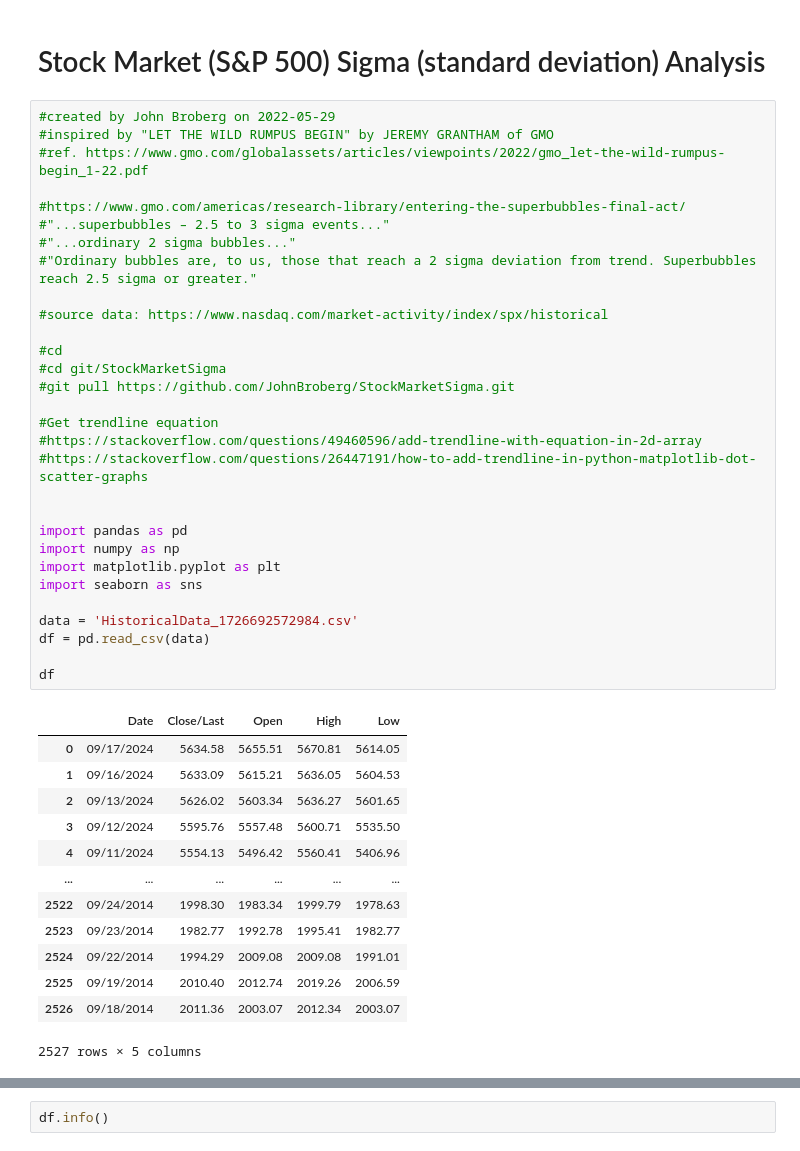
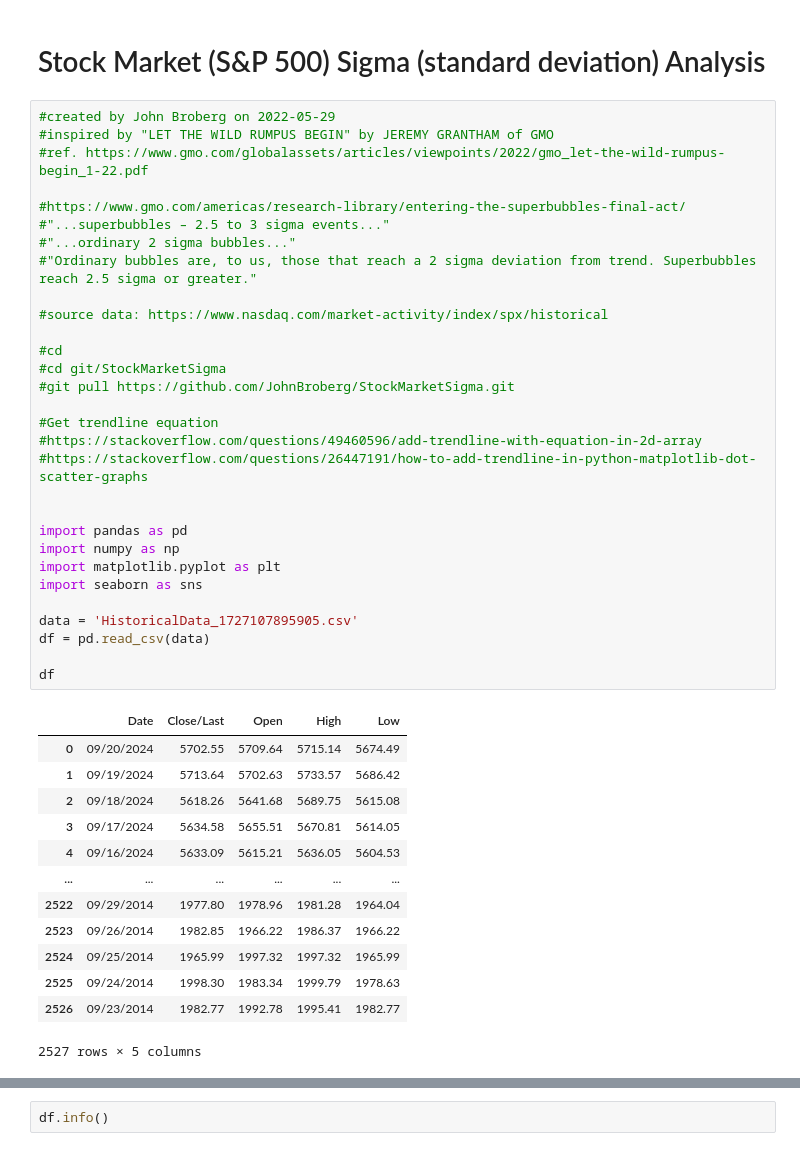
Before and after one commit to JohnBroberg/StockMarketSigma, a Jupyter notebook: StockMarketSigma.ipynb, the cells around one changed output, grey strips where cells are left out. Drawn from its saved outputs; the diff is of its cells as text.

```diff
--- a/StockMarketSigma.ipynb
+++ b/StockMarketSigma.ipynb
@@ -4,45 +4,45 @@
 #created by John Broberg on 2022-05-29
 #inspired by "LET THE WILD RUMPUS BEGIN" by JEREMY GRANTHAM of GMO
 #ref. https://www.gmo.com/globalassets/articles/viewpoints/2022/gmo_let-the-wild-rumpus-begin_1-22.pdf
 
 #https://www.gmo.com/americas/research-library/entering-the-superbubbles-final-act/
 #"...superbubbles – 2.5 to 3 sigma events..."
 #"...ordinary 2 sigma bubbles..."
 #"Ordinary bubbles are, to us, those that reach a 2 sigma deviation from trend. Superbubbles reach 2.5 sigma or greater."
 
 #source data: https://www.nasdaq.com/market-activity/index/spx/historical
 
 #cd
 #cd git/StockMarketSigma
 #git pull https://github.com/JohnBroberg/StockMarketSigma.git
 
 #Get trendline equation
 #https://stackoverflow.com/questions/49460596/add-trendline-with-equation-in-2d-array
 #https://stackoverflow.com/questions/26447191/how-to-add-trendline-in-python-matplotlib-dot-scatter-graphs
 
 
 import pandas as pd
 import numpy as np
 import matplotlib.pyplot as plt
 import seaborn as sns
 
-data = 'HistoricalData_1726692572984.csv'
+data = 'HistoricalData_1727107895905.csv'
 df = pd.read_csv(data)
 
 df
 # %% [output]
 |  | Date | Close/Last | Open | High | Low |
-| 0 | 09/17/2024 | 5634.58 | 5655.51 | 5670.81 | 5614.05 |
-| 1 | 09/16/2024 | 5633.09 | 5615.21 | 5636.05 | 5604.53 |
-| 2 | 09/13/2024 | 5626.02 | 5603.34 | 5636.27 | 5601.65 |
-| 3 | 09/12/2024 | 5595.76 | 5557.48 | 5600.71 | 5535.50 |
-| 4 | 09/11/2024 | 5554.13 | 5496.42 | 5560.41 | 5406.96 |
+| 0 | 09/20/2024 | 5702.55 | 5709.64 | 5715.14 | 5674.49 |
+| 1 | 09/19/2024 | 5713.64 | 5702.63 | 5733.57 | 5686.42 |
+| 2 | 09/18/2024 | 5618.26 | 5641.68 | 5689.75 | 5615.08 |
+| 3 | 09/17/2024 | 5634.58 | 5655.51 | 5670.81 | 5614.05 |
+| 4 | 09/16/2024 | 5633.09 | 5615.21 | 5636.05 | 5604.53 |
 | ... | ... | ... | ... | ... | ... |
-| 2522 | 09/24/2014 | 1998.30 | 1983.34 | 1999.79 | 1978.63 |
-| 2523 | 09/23/2014 | 1982.77 | 1992.78 | 1995.41 | 1982.77 |
-| 2524 | 09/22/2014 | 1994.29 | 2009.08 | 2009.08 | 1991.01 |
-| 2525 | 09/19/2014 | 2010.40 | 2012.74 | 2019.26 | 2006.59 |
-| 2526 | 09/18/2014 | 2011.36 | 2003.07 | 2012.34 | 2003.07 |
+| 2522 | 09/29/2014 | 1977.80 | 1978.96 | 1981.28 | 1964.04 |
+| 2523 | 09/26/2014 | 1982.85 | 1966.22 | 1986.37 | 1966.22 |
+| 2524 | 09/25/2014 | 1965.99 | 1997.32 | 1997.32 | 1965.99 |
+| 2525 | 09/24/2014 | 1998.30 | 1983.34 | 1999.79 | 1978.63 |
+| 2526 | 09/23/2014 | 1982.77 | 1992.78 | 1995.41 | 1982.77 |
 2527 rows × 5 columns
 # %%
 df.describe()
```
Also changed, not shown: parts of 12 cells of this notebook, 2 other files.
